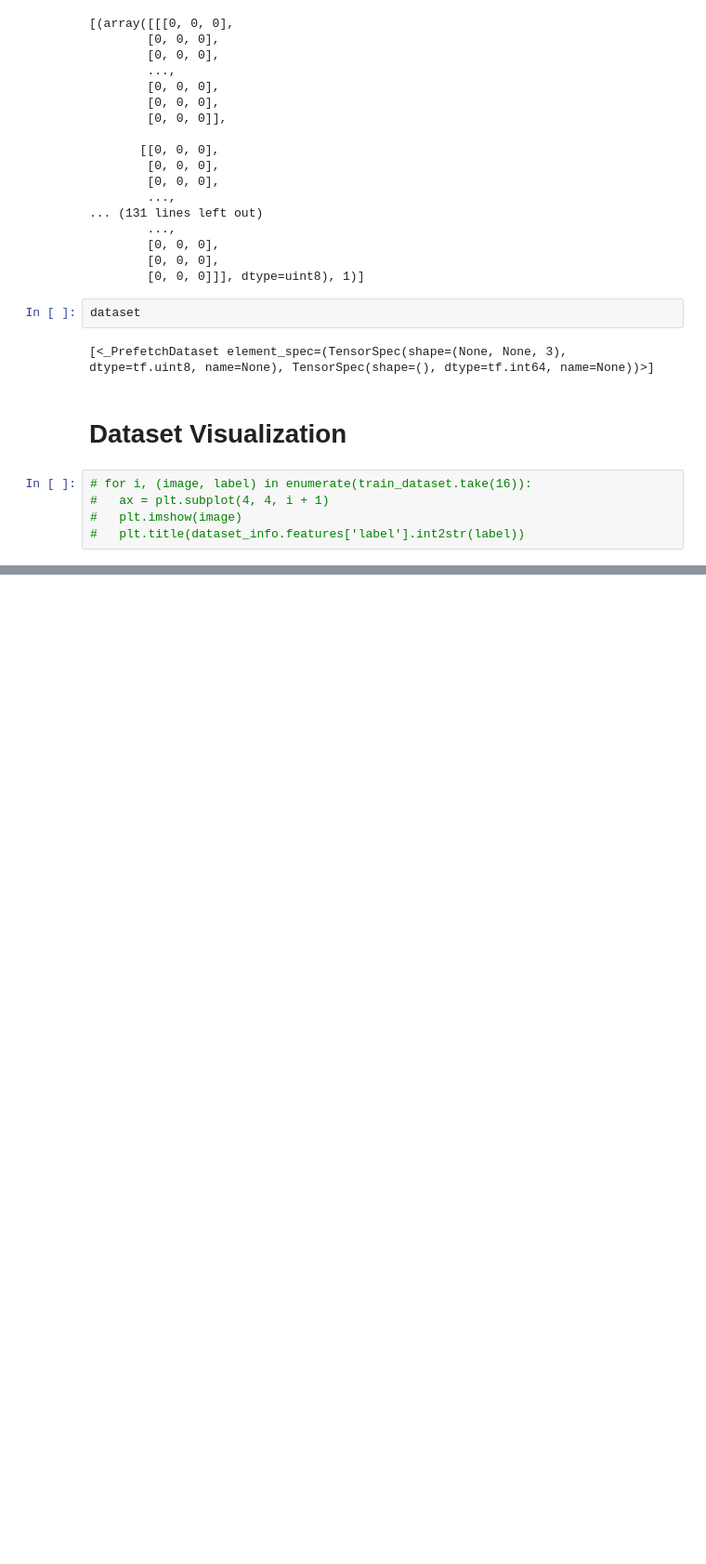
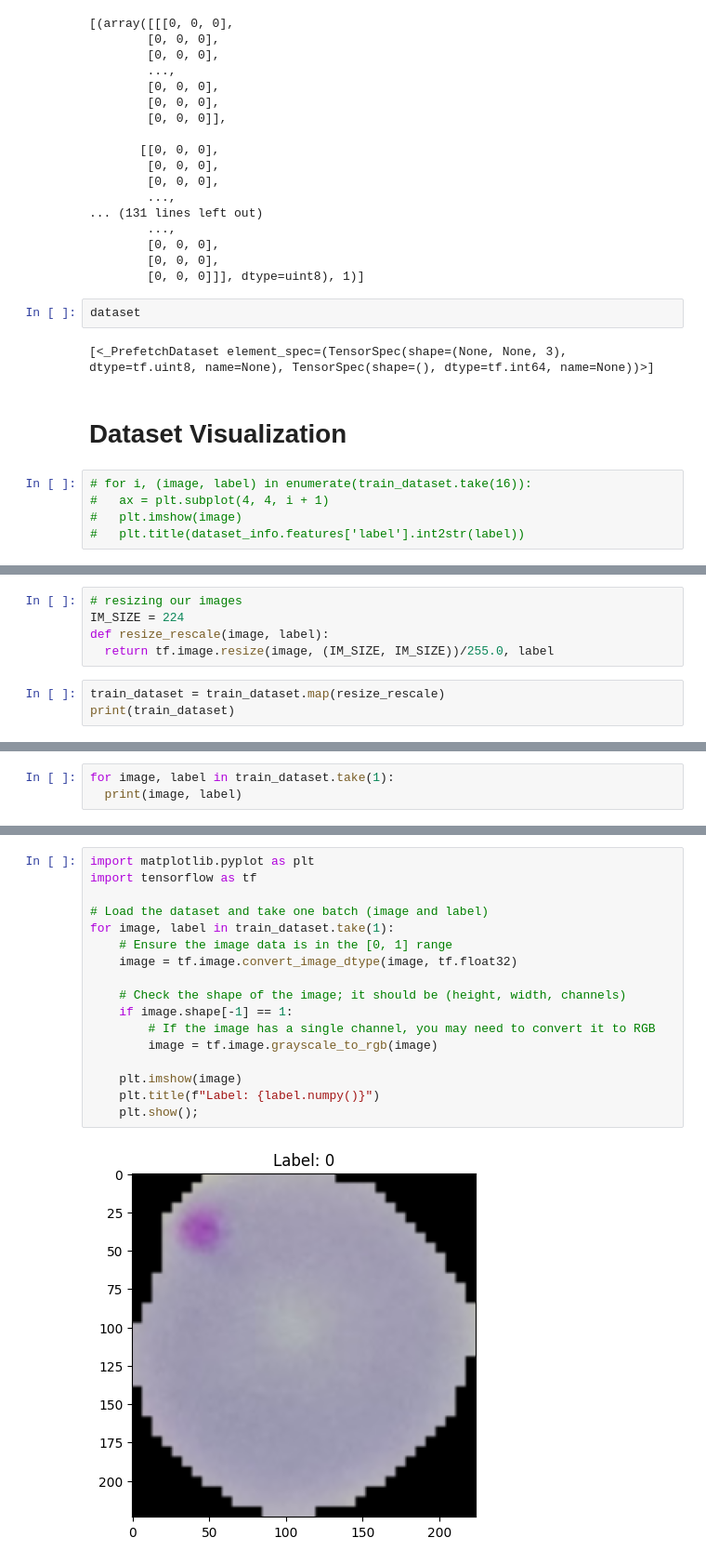
Before and after one commit to Francisroyce/Data-Science-ProjectPortfolio, a Jupyter notebook: Malaria_Diagnosis.ipynb, the cells around one changed output, grey strips where cells are left out. Shown: that part at 93% size. Cells and saved outputs as stored; diff of their text form; blank space fills up the shorter version.

```diff
--- a/Malaria_Diagnosis.ipynb
+++ b/Malaria_Diagnosis.ipynb
@@ -182,0 +198,8 @@ plt.show()
+# %%
+# resizing our images
+IM_SIZE = 224
+def resize_rescale(image, label):
+  return tf.image.resize(image, (IM_SIZE, IM_SIZE))/255.0, label
+# %%
+train_dataset = train_dataset.map(resize_rescale)
+print(train_dataset)
@@ -182,0 +208,3 @@ plt.show()
+# %%
+for image, label in train_dataset.take(1):
+  print(image, label)
@@ -182,0 +229,19 @@ plt.show()
+# %%
+import matplotlib.pyplot as plt
+import tensorflow as tf
+
+# Load the dataset and take one batch (image and label)
+for image, label in train_dataset.take(1):
+    # Ensure the image data is in the [0, 1] range
+    image = tf.image.convert_image_dtype(image, tf.float32)
+
+    # Check the shape of the image; it should be (height, width, channels)
+    if image.shape[-1] == 1:
+        # If the image has a single channel, you may need to convert it to RGB
+        image = tf.image.grayscale_to_rgb(image)
+
+    plt.imshow(image)
+    plt.title(f"Label: {label.numpy()}")
+    plt.show();
+# %% [output]
+[figure, added]
```
Also changed, not shown: parts of 12 cells of this notebook.
